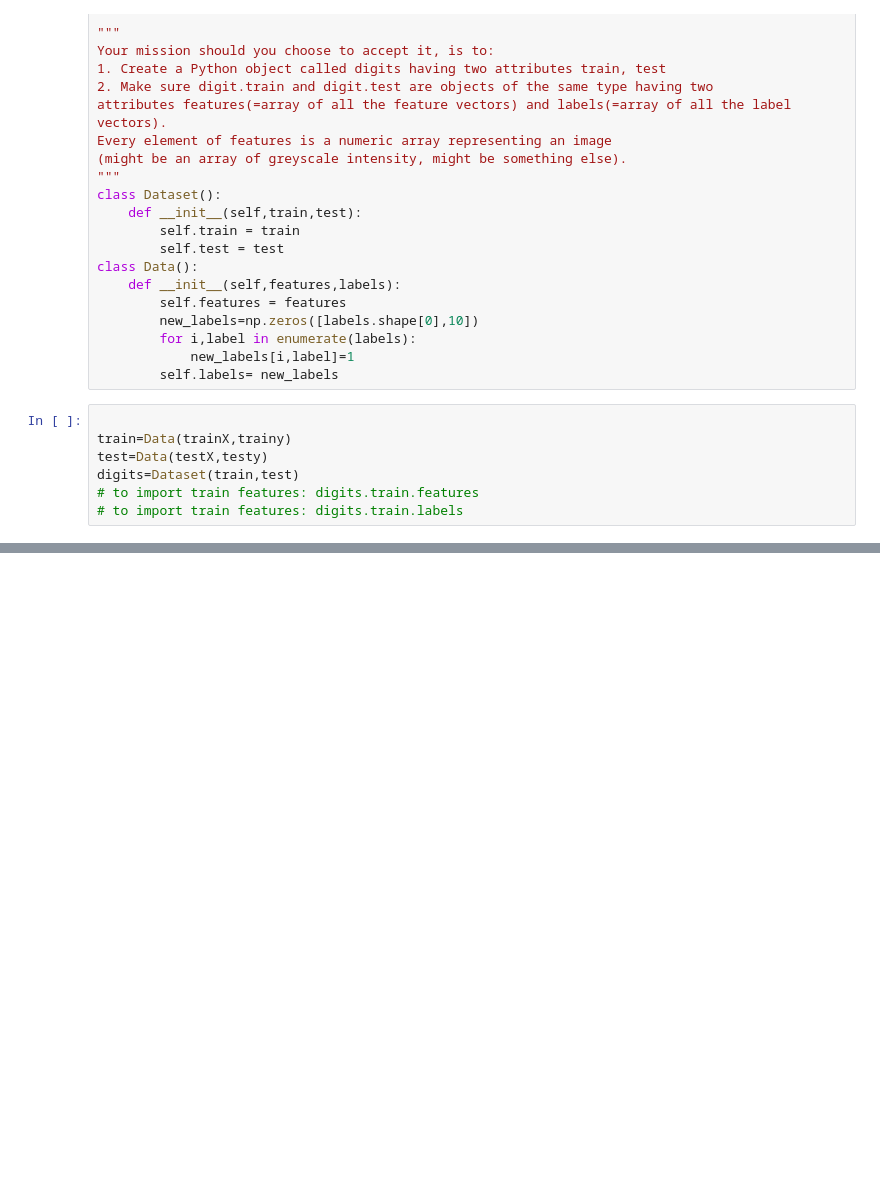
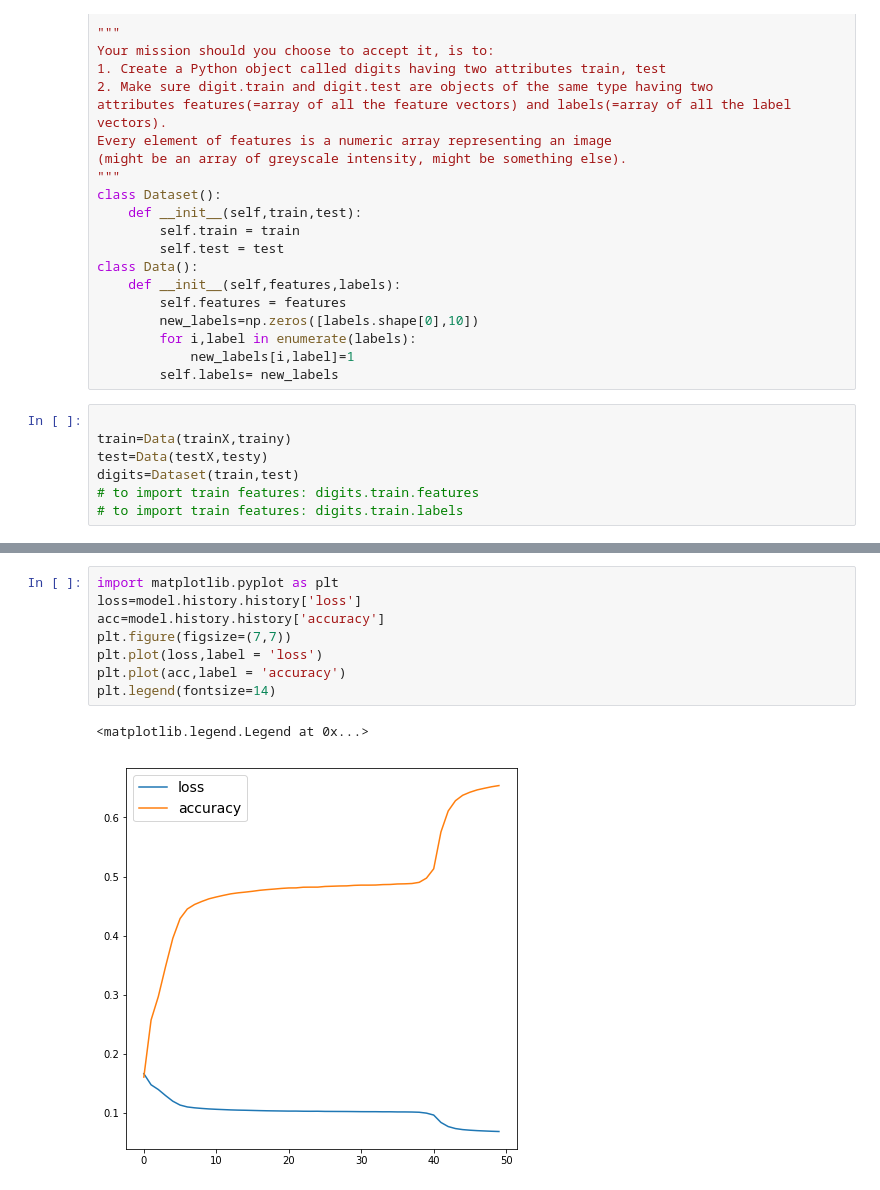
Before and after one commit to pinakm9/Ni3R, a Jupyter notebook: Your first AI/Your first AI.ipynb, the cells around one changed output, grey strips where cells are left out. Drawn from its saved outputs; the diff is of its cells as text; blank space fills up the shorter version.

```diff
--- a/Your first AI/Your first AI.ipynb
+++ b/Your first AI/Your first AI.ipynb
@@ -150,0 +156,11 @@ Last but not the least:
+# %%
+import matplotlib.pyplot as plt
+loss=model.history.history['loss']
+acc=model.history.history['accuracy']
+plt.figure(figsize=(7,7))
+plt.plot(loss,label = 'loss')
+plt.plot(acc,label = 'accuracy')
+plt.legend(fontsize=14)
+# %% [output]
+<matplotlib.legend.Legend at 0x...>
+[figure, added]
```
Also changed, not shown: parts of 8 cells of this notebook, 2 other files.
